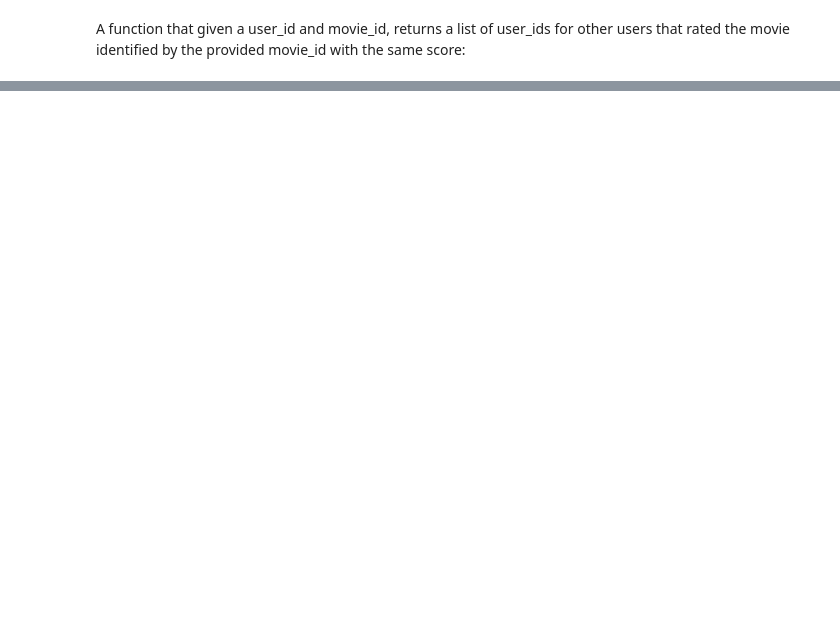
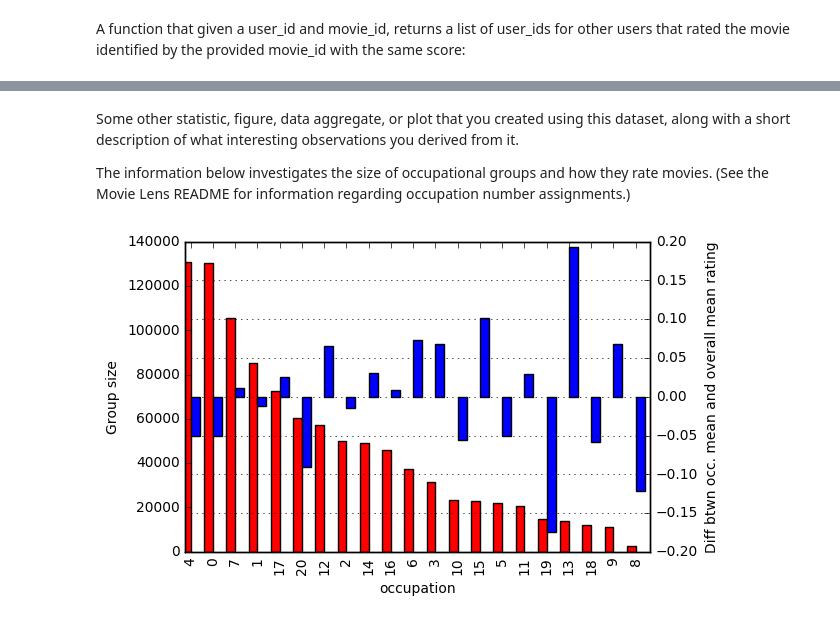
Before and after one commit to tholland/CCIS-CS6620, a Jupyter notebook: M01-A01- Movie Rating.ipynb, the cells around one changed output, grey strips where cells are left out. Cells and saved outputs as stored; diff of their text form; code cells hidden in the pictures; blank space fills up the shorter version.

```diff
--- a/M01-A01- Movie Rating.ipynb
+++ b/M01-A01- Movie Rating.ipynb
@@ -266,0 +364,28 @@ I've been checking out Assignment 1 (I realize it's not due for a while still) a
+# %% [markdown]
+Some other statistic, figure, data aggregate, or plot that you created using this dataset, along with a short description of what interesting observations you derived from it.
+
+The information below investigates the size of occupational groups and how they rate movies.  (See the Movie Lens README for information regarding occupation number assignments.)
+# %%
+from matplotlib import pyplot as plt
+%matplotlib inline
+
+fig = plt.figure()
+ax = fig.add_subplot(111)
+fig.title ="Occupations (ordered by group size, descending)"
+ax.set_ylabel('Group size')
+ax.grid(True)
+ax2 = ax.twinx()
+ax2.set_ylabel('Diff btwn occ. mean and overall mean rating')
+ax.grid(True)
+width = 0.4
+
+occupation_size = data.groupby('occupation').size().sort_values(ascending=False)
+occupation_size.plot(kind='bar', color='red', ax=ax, width=width, position=1)
+
+occupation_means = data.groupby('occupation').rating.agg(np.mean).reindex(occupation_size.index.get_values())
+mean_rating = occupation_means.mean()
+(occupation_means-mean_rating).plot(kind='bar', color='blue', ax=ax2, width=width, position=0)
+
+plt.grid()
+# %% [output]
+[figure, added]
```
Also changed, not shown: parts of 21 cells of this notebook, 1 other file.
